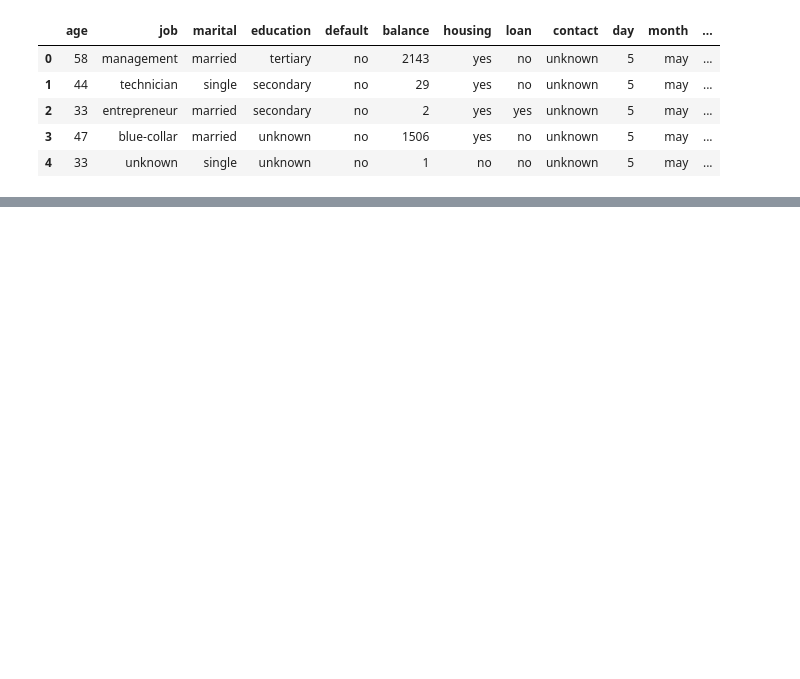
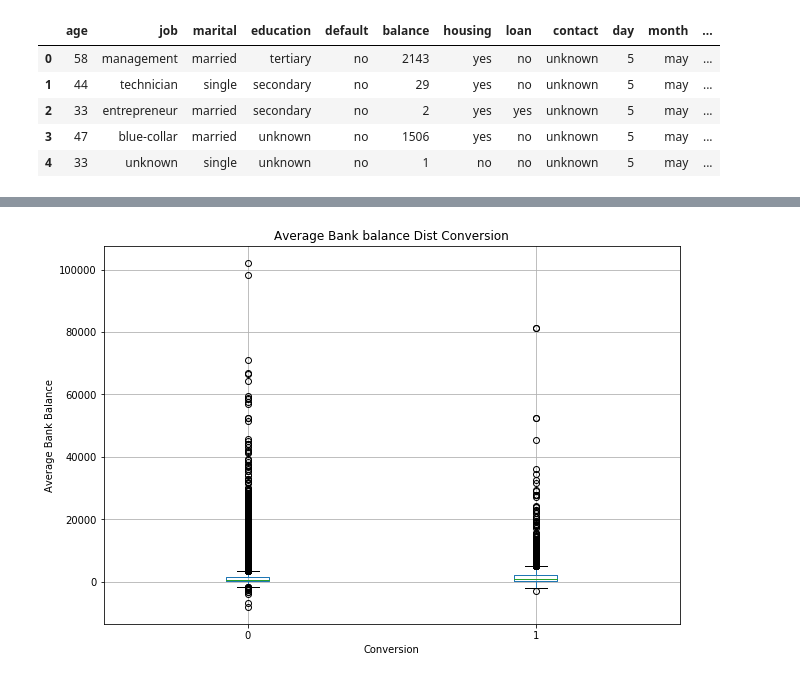
Before and after one commit to AvinashTiwari/Artifical-intelligence-2, a Jupyter notebook: 1_DataScience_20_Case_Studies/9_Predecting_Engagement/PredectingEngagment.ipynb, the cells around one changed output, grey strips where cells are left out. Drawn from its saved outputs; the diff is of its cells as text; code cells hidden in the pictures; blank space fills up the shorter version.

```diff
--- a/1_DataScience_20_Case_Studies/9_Predecting_Engagement/PredectingEngagment.ipynb
+++ b/1_DataScience_20_Case_Studies/9_Predecting_Engagement/PredectingEngagment.ipynb
@@ -13,0 +70,4 @@ bank.head()
+# %%
+bank['converted'] = bank['y'].apply(lambda x: 0 if x == 'no' else 1)
+del bank['y']
+bank.head()
@@ -13,0 +81,11 @@ bank.head()
+# %%
+ax = bank[['converted', 'balance']].boxplot(by='converted', showfliers=True, figsize=(10,7))
+
+ax.set_xlabel('Conversion')
+ax.set_ylabel('Average Bank Balance')
+ax.set_title('Average Bank balance Dist Conversion')
+
+plt.suptitle("")
+plt.show()
+# %% [output]
+[figure, added]
```
Also changed, not shown: parts of 6 cells of this notebook.
